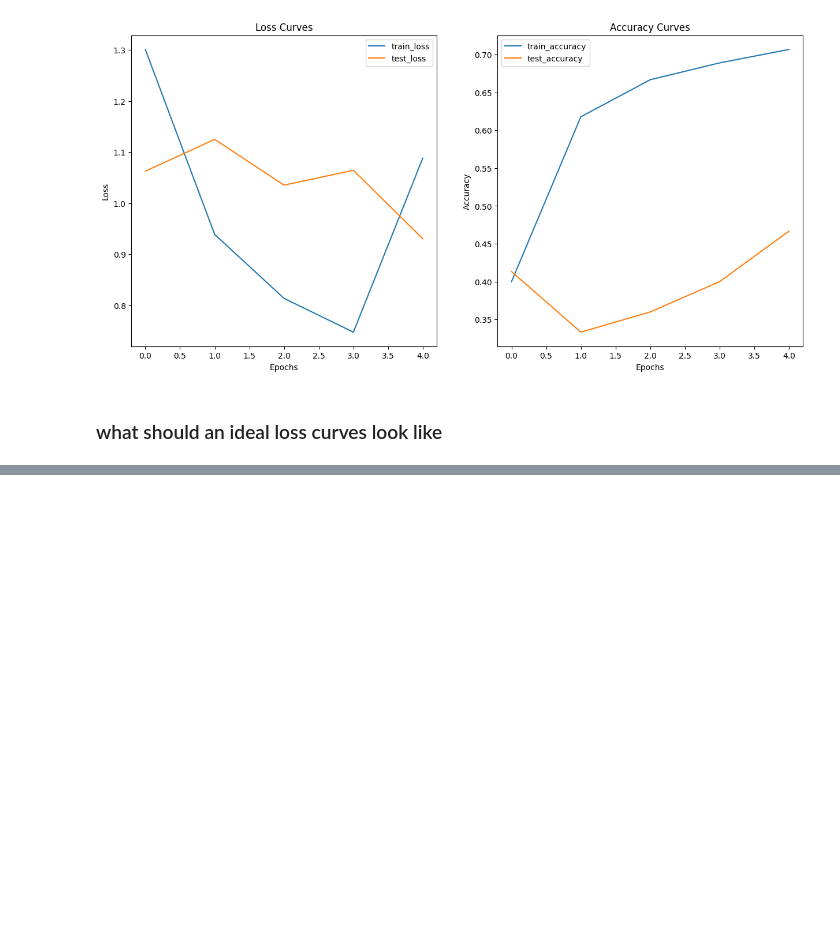
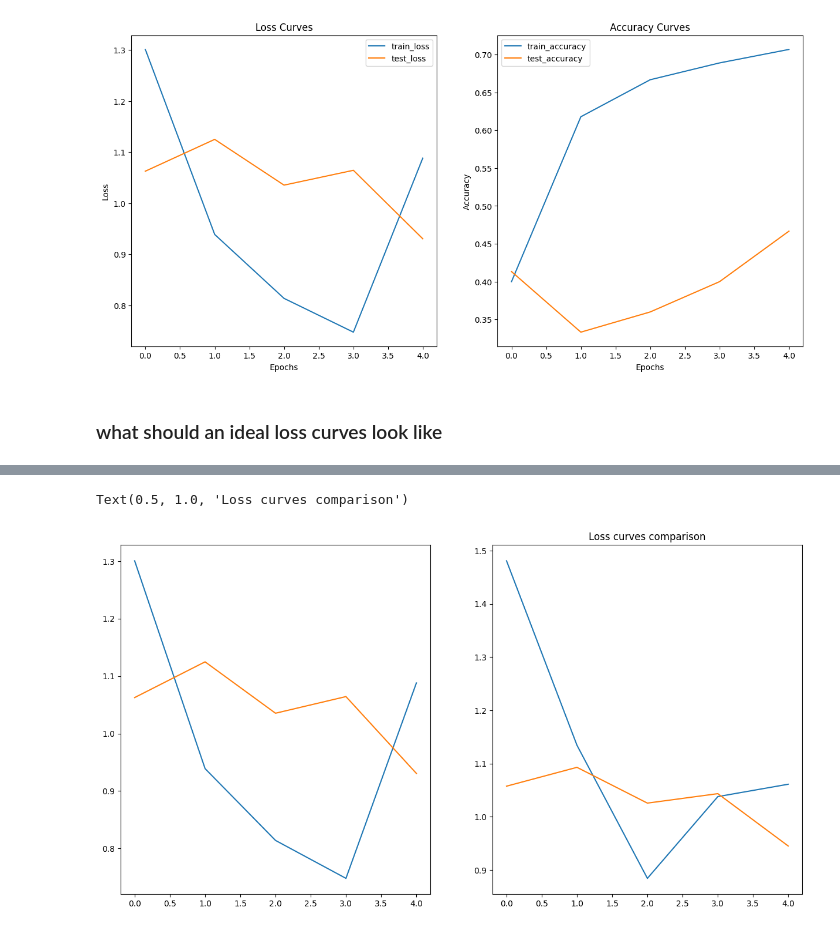
Before and after one commit to abdrhmner/deep-learning-by-pytorch, a Jupyter notebook: pytorch_custom_datasets.ipynb, the cells around one changed output, grey strips where cells are left out. Drawn from its saved outputs; the diff is of its cells as text; code cells hidden in the pictures; blank space fills up the shorter version.

```diff
--- a/pytorch_custom_datasets.ipynb
+++ b/pytorch_custom_datasets.ipynb
@@ -799,0 +853,16 @@ plot_loss_curves(model_0_result)
+# %%
+import pandas as pd
+model_0_df=pd.DataFrame(model_0_result)
+model_1_df=pd.DataFrame(model_1_result)
+epochs= range(len(model_0_df))
+plt.figure(figsize=(15,17))
+plt.subplot(2,2,1)
+plt.plot(epochs,model_0_df["train_loss"],label="model_0_train_loss")
+plt.plot(epochs,model_0_df["test_loss"],label="model_0_test_loss")
+plt.subplot(2,2,2)
+plt.plot(epochs,model_1_df["train_loss"],label="model_1_train_loss")
+plt.plot(epochs,model_1_df["test_loss"],label="model_1_test loss")
+plt.title("Loss curves comparison")
+# %% [output]
+Text(0.5, 1.0, 'Loss curves comparison')
+[figure, added]
```
Also changed, not shown: parts of 3 cells of this notebook.
